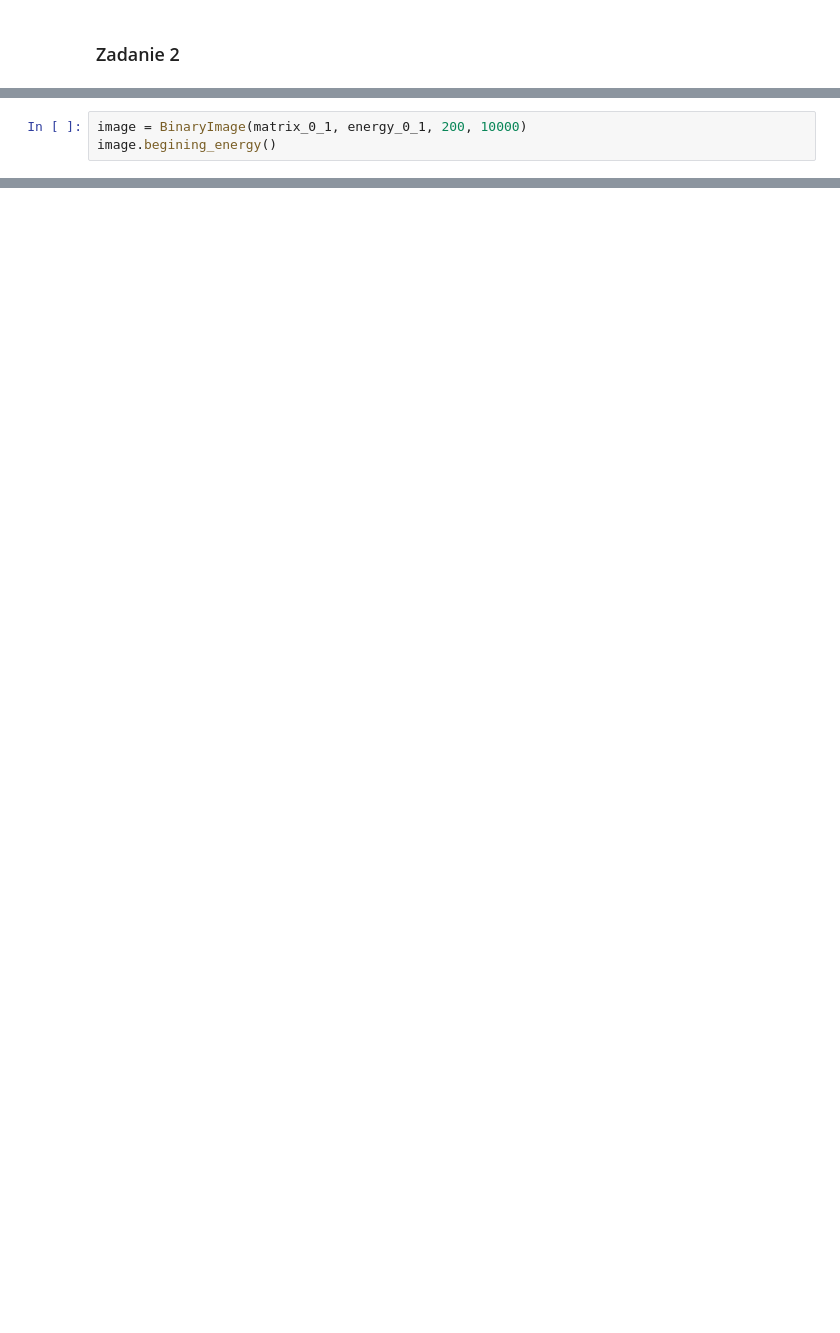
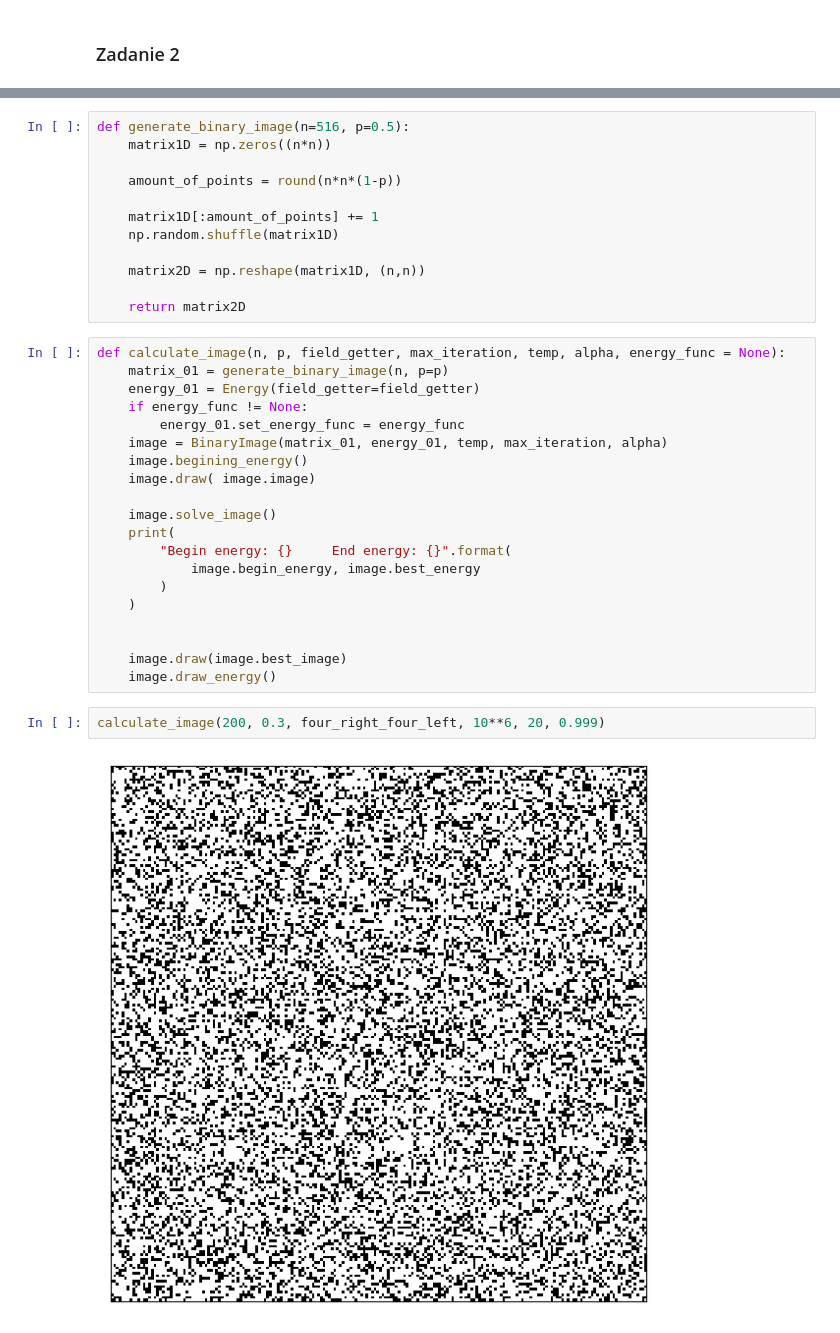
Before and after one commit to Panyloi/MOwNiT_AGH, a Jupyter notebook: lab4/lab4.ipynb, the cells around one changed output, grey strips where cells are left out. Saved outputs shown, nothing was run; the diff lists cells and outputs as text; blank space fills up the shorter version.

```diff
--- a/lab4/lab4.ipynb
+++ b/lab4/lab4.ipynb
@@ -490,3 +200,0 @@ energy_0_1 = Energy(field_getter=two_right_two_left)
-# %%
-image = BinaryImage(matrix_0_1, energy_0_1, 200, 10000)
-image.begining_energy()
@@ -563,0 +470,36 @@ showImg(100, image3.best_image)
+# %%
+def generate_binary_image(n=516, p=0.5):
+    matrix1D = np.zeros((n*n))
+
+    amount_of_points = round(n*n*(1-p))
+
+    matrix1D[:amount_of_points] += 1
+    np.random.shuffle(matrix1D)
+
+    matrix2D = np.reshape(matrix1D, (n,n))
+
+    return matrix2D
+# %%
+def calculate_image(n, p, field_getter, max_iteration, temp, alpha, energy_func = None):
+    matrix_01 = generate_binary_image(n, p=p)
+    energy_01 = Energy(field_getter=field_getter)
+    if energy_func != None:
+        energy_01.set_energy_func = energy_func
+    image = BinaryImage(matrix_01, energy_01, temp, max_iteration, alpha)
+    image.begining_energy()
+    image.draw( image.image)
+
+    image.solve_image()
+    print(
+        "Begin energy: {}     End energy: {}".format(
+            image.begin_energy, image.best_energy
+        )
+    )
+
+
+    image.draw(image.best_image)
+    image.draw_energy()
+# %%
+calculate_image(200, 0.3, four_right_four_left, 10**6, 20, 0.999)
+# %% [output]
+[figure, added]
```
Also changed, not shown: parts of 78 cells of this notebook.
